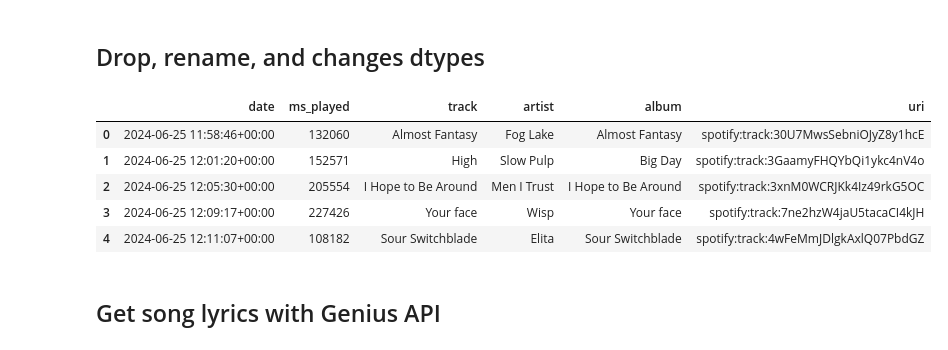
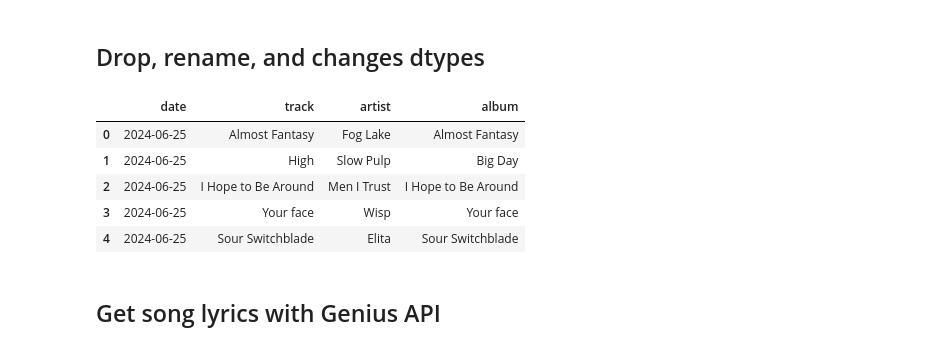
Before and after one commit to liammaguire1/garmin-spotify-analysis, a Jupyter notebook: vibes.ipynb, the cells around one changed output. Drawn from its saved outputs; the diff is of its cells as text; code cells hidden in the pictures.

```diff
--- a/vibes.ipynb
+++ b/vibes.ipynb
@@ -37,25 +39,25 @@ df.head()
 # %% [markdown]
 ## Drop, rename, and changes dtypes
 # %%
-# Drop and rename columns
-df = df[['ts', 'ms_played', 'master_metadata_track_name', 'master_metadata_album_artist_name', 'master_metadata_album_album_name', 'spotify_track_uri']]
-df = df.rename(columns={'ts': 'date', 'master_metadata_track_name': 'track', 'master_metadata_album_artist_name': 'artist', 'master_metadata_album_album_name': 'album', 'spotify_track_uri': 'uri'})
-
 # Filter out songs listened to for < 1 minute
 df = df[df['ms_played'] > 60000]
 
+# Drop and rename columns
+df = df[['ts', 'master_metadata_track_name', 'master_metadata_album_artist_name', 'master_metadata_album_album_name']]
+df = df.rename(columns={'ts': 'date', 'master_metadata_track_name': 'track', 'master_metadata_album_artist_name': 'artist', 'master_metadata_album_album_name': 'album'})
+
 # Drop missing values and changes dtypes
 df.dropna(subset=["track"], inplace=True)
-df['date'] = pd.to_datetime(df['date'])
+df['date'] = pd.to_datetime(df['date']).dt.date
 df.reset_index(drop=True, inplace=True)
 df.head()
 # %% [output]
-|  | date | ms_played | track | artist | album | uri |
-| 0 | 2024-06-25 11:58:46+00:00 | 132060 | Almost Fantasy | Fog Lake | Almost Fantasy | spotify:track:30U7MwsSebniOJyZ8y1hcE |
-| 1 | 2024-06-25 12:01:20+00:00 | 152571 | High | Slow Pulp | Big Day | spotify:track:3GaamyFHQYbQi1ykc4nV4o |
-| 2 | 2024-06-25 12:05:30+00:00 | 205554 | I Hope to Be Around | Men I Trust | I Hope to Be Around | spotify:track:3xnM0WCRJKk4Iz49rkG5OC |
-| 3 | 2024-06-25 12:09:17+00:00 | 227426 | Your face | Wisp | Your face | spotify:track:7ne2hzW4jaU5tacaCI4kJH |
-| 4 | 2024-06-25 12:11:07+00:00 | 108182 | Sour Switchblade | Elita | Sour Switchblade | spotify:track:4wFeMmJDlgkAxlQ07PbdGZ |
+|  | date | track | artist | album |
+| 0 | 2024-06-25 | Almost Fantasy | Fog Lake | Almost Fantasy |
+| 1 | 2024-06-25 | High | Slow Pulp | Big Day |
+| 2 | 2024-06-25 | I Hope to Be Around | Men I Trust | I Hope to Be Around |
+| 3 | 2024-06-25 | Your face | Wisp | Your face |
+| 4 | 2024-06-25 | Sour Switchblade | Elita | Sour Switchblade |
 # %% [markdown]
 ## Get song lyrics with Genius API
 # %%
```
Also changed, not shown: parts of 17 cells of this notebook.
